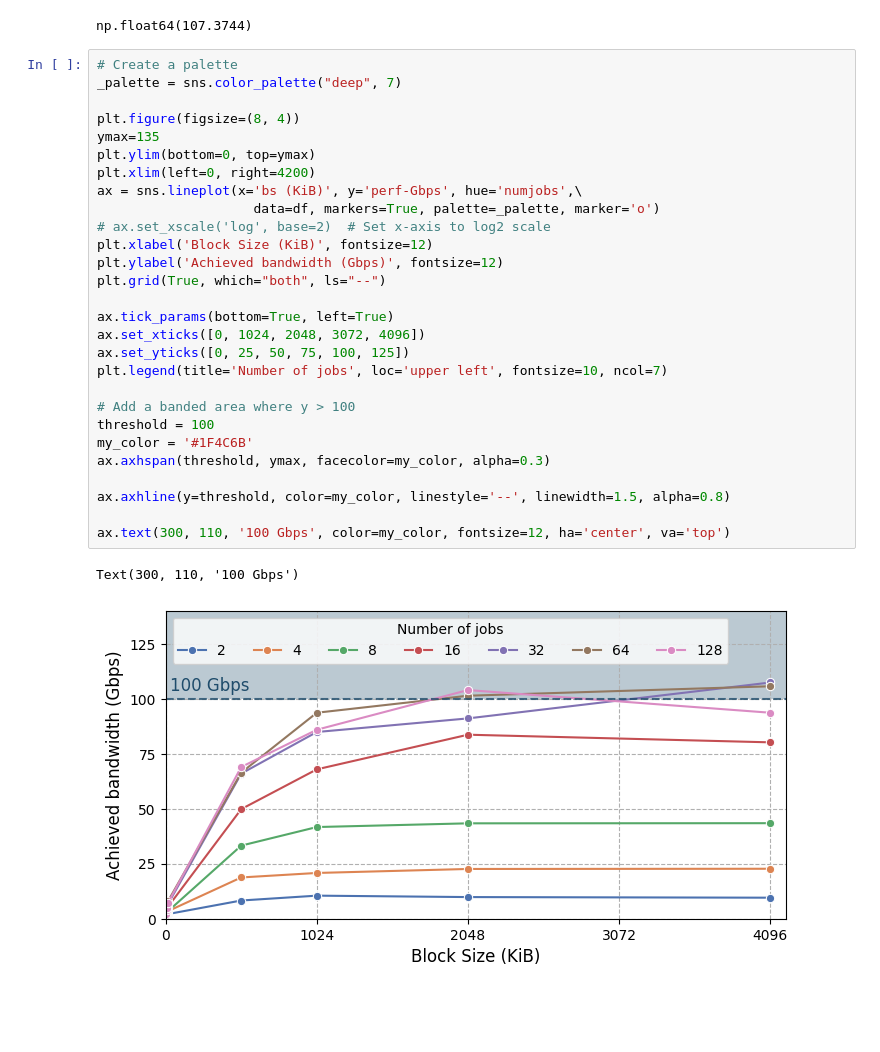
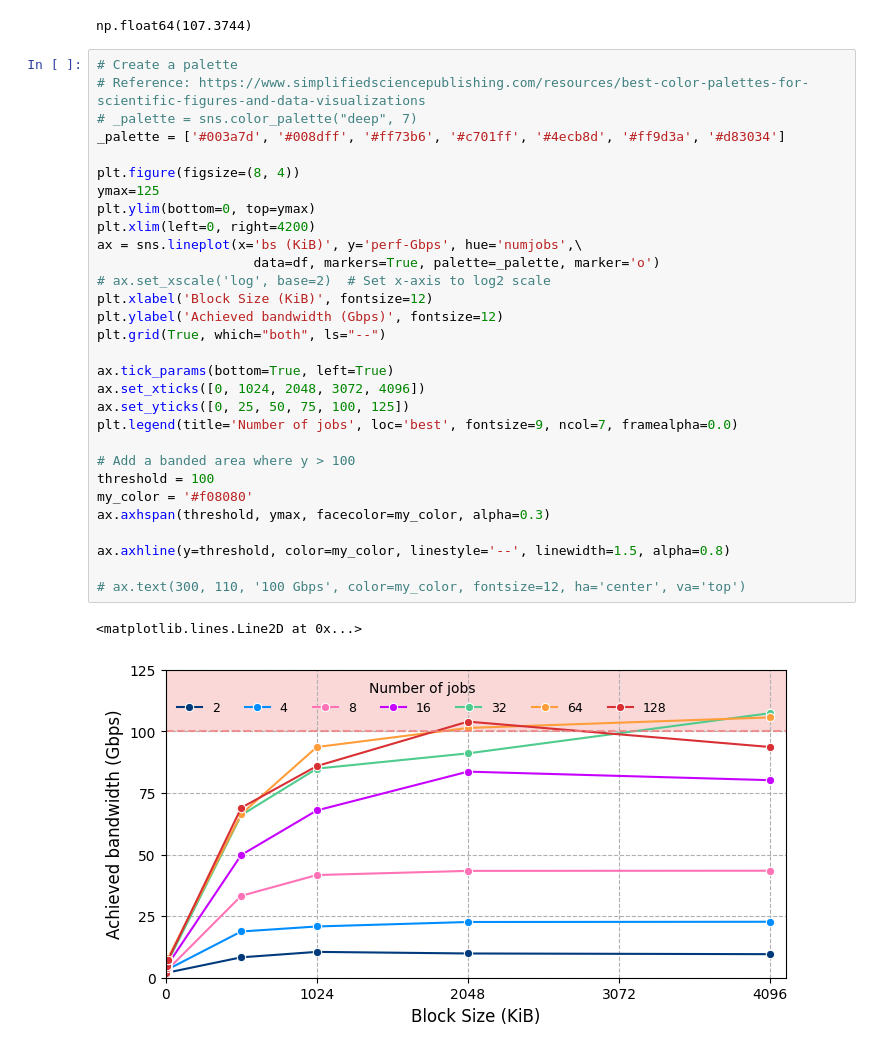
Before and after one commit to cissieAB/Tex_projects, a Jupyter notebook: SC_2024/fio_chart.ipynb, the cells around one changed output. Cells and saved outputs as stored; diff of their text form; blank space fills up the shorter version.

Commit message:
Update fio chart format

```diff
--- a/SC_2024/fio_chart.ipynb
+++ b/SC_2024/fio_chart.ipynb
@@ -34,32 +34,34 @@ df['perf-Gbps'].values.max()
 np.float64(107.3744)
 # %%
 # Create a palette
-_palette = sns.color_palette("deep", 7)
+# Reference: https://www.simplifiedsciencepublishing.com/resources/best-color-palettes-for-scientific-figures-and-data-visualizations
+# _palette = sns.color_palette("deep", 7)
+_palette = ['#003a7d', '#008dff', '#ff73b6', '#c701ff', '#4ecb8d', '#ff9d3a', '#d83034']
 
 plt.figure(figsize=(8, 4))
-ymax=135
+ymax=125
 plt.ylim(bottom=0, top=ymax)
 plt.xlim(left=0, right=4200)
 ax = sns.lineplot(x='bs (KiB)', y='perf-Gbps', hue='numjobs',\
                     data=df, markers=True, palette=_palette, marker='o')
 # ax.set_xscale('log', base=2)  # Set x-axis to log2 scale
 plt.xlabel('Block Size (KiB)', fontsize=12)
 plt.ylabel('Achieved bandwidth (Gbps)', fontsize=12)
 plt.grid(True, which="both", ls="--")
 
 ax.tick_params(bottom=True, left=True)
 ax.set_xticks([0, 1024, 2048, 3072, 4096])
 ax.set_yticks([0, 25, 50, 75, 100, 125])
-plt.legend(title='Number of jobs', loc='upper left', fontsize=10, ncol=7)
+plt.legend(title='Number of jobs', loc='best', fontsize=9, ncol=7, framealpha=0.0)
 
 # Add a banded area where y > 100
 threshold = 100
-my_color = '#1F4C6B'
+my_color = '#f08080'
 ax.axhspan(threshold, ymax, facecolor=my_color, alpha=0.3)
 
 ax.axhline(y=threshold, color=my_color, linestyle='--', linewidth=1.5, alpha=0.8)
 
-ax.text(300, 110, '100 Gbps', color=my_color, fontsize=12, ha='center', va='top')
+# ax.text(300, 110, '100 Gbps', color=my_color, fontsize=12, ha='center', va='top')
 # %% [output]
-Text(300, 110, '100 Gbps')
+<matplotlib.lines.Line2D at 0x...>
-[figure, old version]
+[figure, new version]
```
Also changed, not shown: 2 other files.
